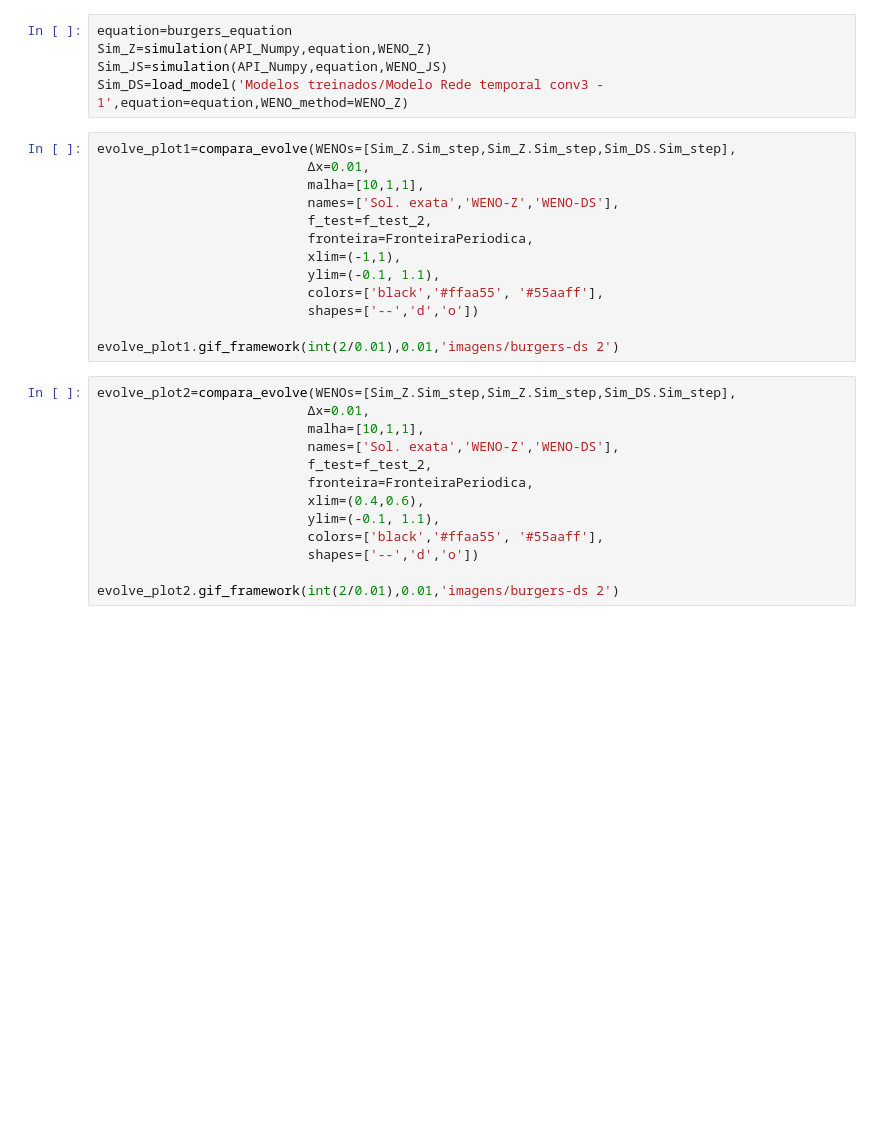
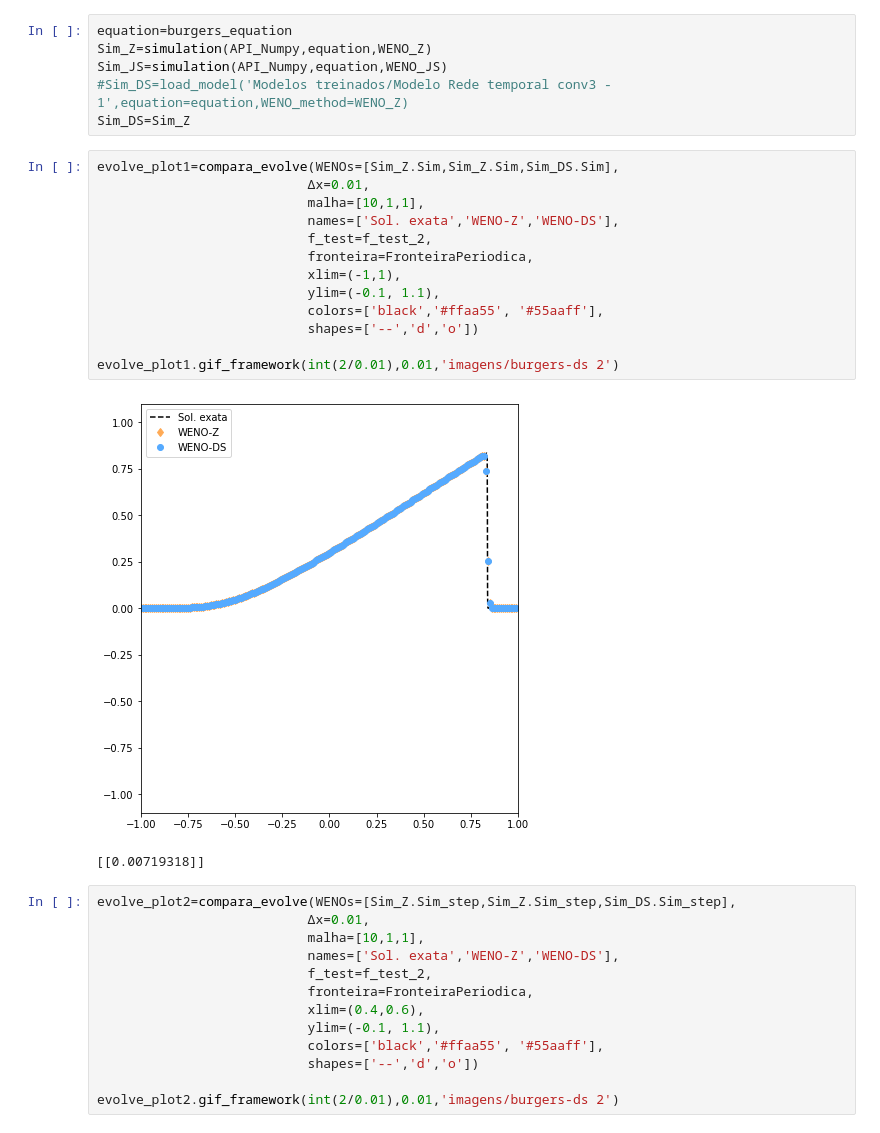
Before and after one commit to silvaneojunior/Top_mat_A, a Jupyter notebook: WENO-DS organizado/Grafico artigo WENO Z 2.ipynb, the cells around one changed output. Drawn from its saved outputs; the diff is of its cells as text; blank space fills up the shorter version.

```diff
--- a/WENO-DS organizado/Grafico artigo WENO Z 2.ipynb
+++ b/WENO-DS organizado/Grafico artigo WENO Z 2.ipynb
@@ -34,20 +46,24 @@ t:  2.0000000000000013
 equation=burgers_equation
 Sim_Z=simulation(API_Numpy,equation,WENO_Z)
 Sim_JS=simulation(API_Numpy,equation,WENO_JS)
-Sim_DS=load_model('Modelos treinados/Modelo Rede temporal conv3 - 1',equation=equation,WENO_method=WENO_Z)
+#Sim_DS=load_model('Modelos treinados/Modelo Rede temporal conv3 - 1',equation=equation,WENO_method=WENO_Z)
+Sim_DS=Sim_Z
 # %%
-evolve_plot1=compara_evolve(WENOs=[Sim_Z.Sim_step,Sim_Z.Sim_step,Sim_DS.Sim_step],
+evolve_plot1=compara_evolve(WENOs=[Sim_Z.Sim,Sim_Z.Sim,Sim_DS.Sim],
                            Δx=0.01,
                            malha=[10,1,1],
                            names=['Sol. exata','WENO-Z','WENO-DS'],
                            f_test=f_test_2,
                            fronteira=FronteiraPeriodica,
                            xlim=(-1,1),
                            ylim=(-0.1, 1.1),
                            colors=['black','#ffaa55', '#55aaff'],
                            shapes=['--','d','o'])
 
 evolve_plot1.gif_framework(int(2/0.01),0.01,'imagens/burgers-ds 2')
+# %% [output]
+[figure, added]
+[[0.00719318]]
 # %%
 evolve_plot2=compara_evolve(WENOs=[Sim_Z.Sim_step,Sim_Z.Sim_step,Sim_DS.Sim_step],
                            Δx=0.01,
```
Also changed, not shown: parts of 2 cells of this notebook, 10 other files.
